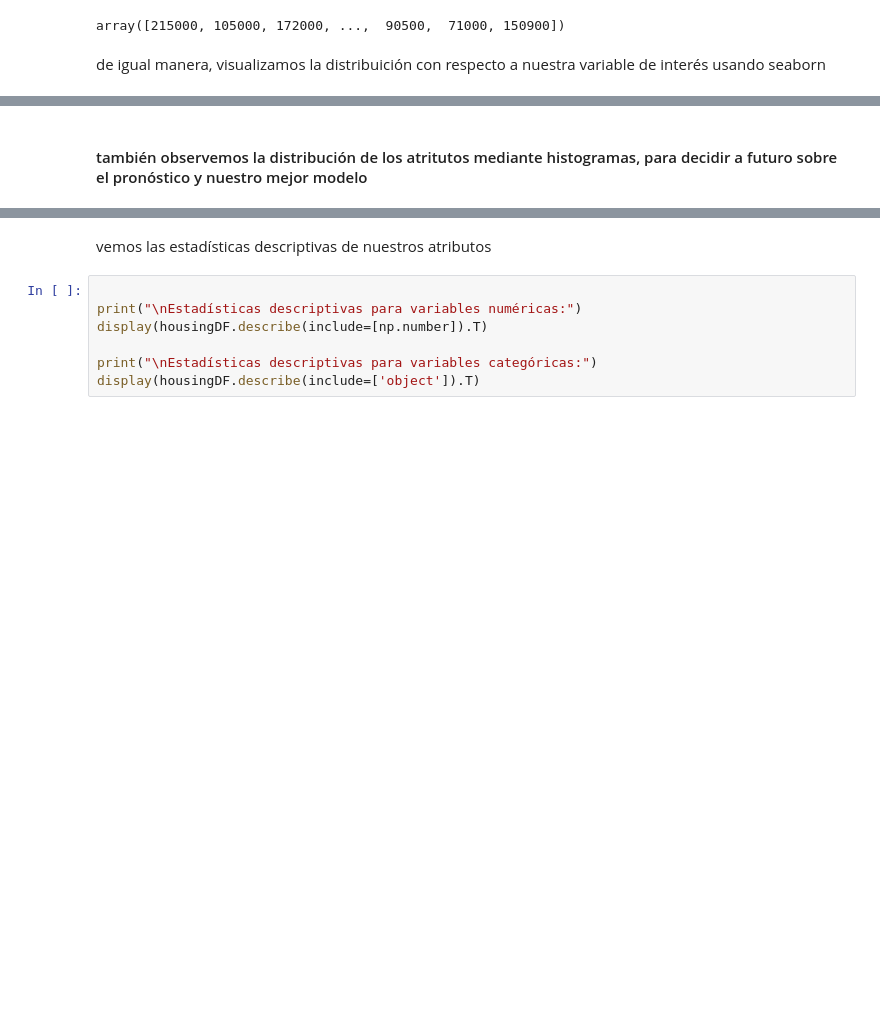
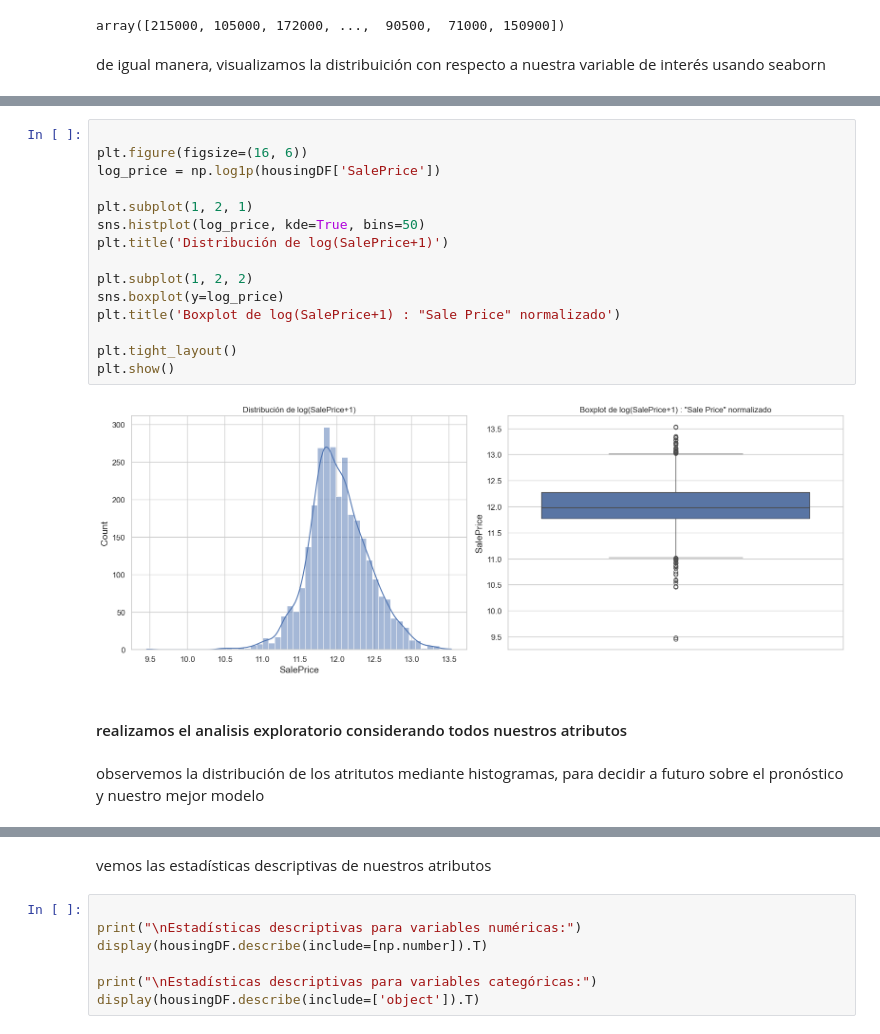
Before and after one commit to Macreat/tAM-MLt, a Jupyter notebook: DevelopTamEnv/content/P1/basis.ipynb, the cells around one changed output, grey strips where cells are left out. Drawn from its saved outputs; the diff is of its cells as text; blank space fills up the shorter version.

```diff
--- a/DevelopTamEnv/content/P1/basis.ipynb
+++ b/DevelopTamEnv/content/P1/basis.ipynb
@@ -282,5 +322,24 @@ de donde, podemos observar cierto sesgo y además, valores extremos o atípicos,
+# %%
+
+plt.figure(figsize=(16, 6))
+log_price = np.log1p(housingDF['SalePrice'])
+
+plt.subplot(1, 2, 1)
+sns.histplot(log_price, kde=True, bins=50)
+plt.title('Distribución de log(SalePrice+1)')
+
+plt.subplot(1, 2, 2)
+sns.boxplot(y=log_price)
+plt.title('Boxplot de log(SalePrice+1) : "Sale Price" normalizado')
+
+plt.tight_layout()
+plt.show()
+# %% [output]
+[figure, added]
+# %% [markdown]
+#### realizamos el analisis exploratorio considerando todos nuestros atributos
 # %% [markdown]
-#### también observemos la distribución de los atritutos mediante histogramas, para decidir a futuro sobre el pronóstico y nuestro mejor modelo
+observemos la distribución de los atritutos mediante histogramas, para decidir a futuro sobre el pronóstico y nuestro mejor modelo
 # %%
 housingDF.hist(bins=30, figsize=(20,15))
 plt.tight_layout()
```
Also changed, not shown: parts of 19 cells of this notebook, 2 other files.
